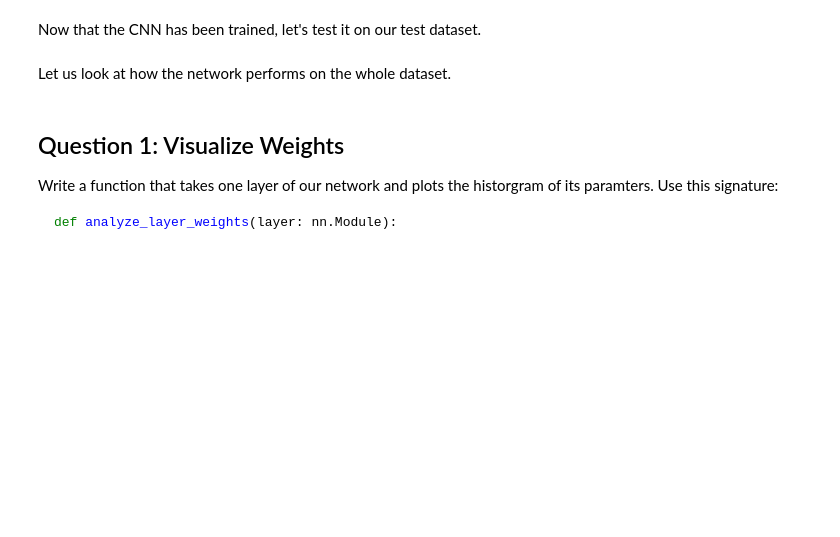
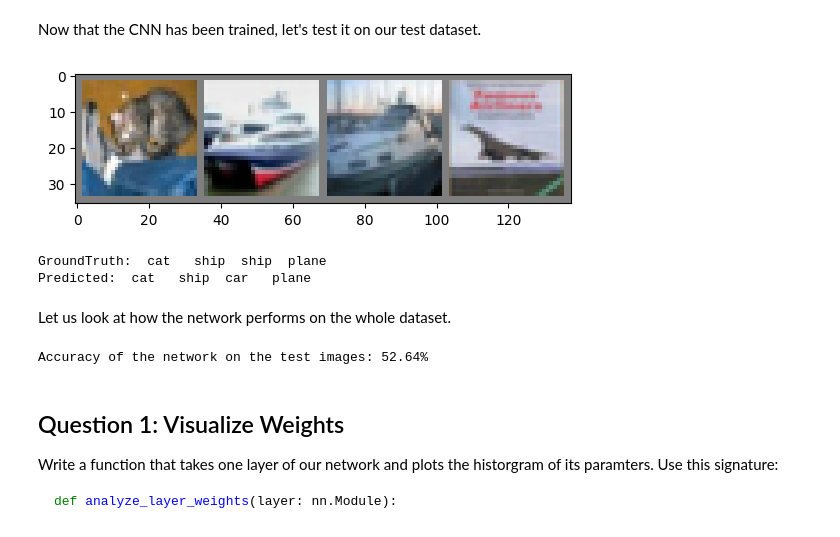
Before and after one commit to Junruiethel/machine-learning, a Jupyter notebook: Copy_of_EE599_ML_Systems_HW2.ipynb, the cells around one changed output. Drawn from its saved outputs; the diff is of its cells as text; code cells hidden in the pictures; blank space fills up the shorter version.

```diff
--- a/Copy_of_EE599_ML_Systems_HW2.ipynb
+++ b/Copy_of_EE599_ML_Systems_HW2.ipynb
@@ -718,45 +731,45 @@ class Net(nn.Module):
         # Define the layers of the neural network architecture
 
         # First convolutional layer: 3 input channels, 6 output channels, kernel size 5x5,no bias
-        self.conv1 =
+        self.conv1 = nn.Conv2d(3, 6, kernel_size=5, bias=False)
 
         # Max pooling layer with kernel size 2x2 and stride 2
-        self.pool =
+        self.pool = nn.MaxPool2d(kernel_size=2, stride=2)
 
         # Second convolutional layer: 6 input channels, 16 output channels, kernel size 5x5, no bias
-        self.conv2 =
+        self.conv2 = nn.Conv2d(6, 16, kernel_size=5, bias=False)
 
         # Fully connected (dense) layers
 
         # First fully connected layer: 16*5*5 input features, 120 output features, no bias
-        self.fc1 =
+        self.fc1 = nn.Linear(16 * 5 * 5, 120, bias=False)
 
         # Second fully connected layer: 120 input features, 84 output features, no bias
-        self.fc2 =
+        self.fc2 = nn.Linear(120, 84, bias=False)
 
         # Third fully connected layer: 84 input features, 10 output features (for classification), no bias
-        self.fc3 =
+        self.fc3 = nn.Linear(84, 10, bias=False)
 
     def forward(self, x: torch.Tensor) -> torch.Tensor:
         # Forward pass through the neural network
 
         # Apply first convolutional layer, followed by ReLU activation and max pooling
-
+        x = self.pool(torch.relu(self.conv1(x)))
         # Apply second convolutional layer, followed by ReLU activation and max pooling
-
+        x = self.pool(torch.relu(self.conv2(x)))
         # The output from the convolutional and pooling layers is in the form of a
         # 3D tensor (height, width, depth or channels).
         # To feed this tensor into a fully connected layer,
         # it needs to be flattened into a 1D tensor.
         # Reshape tensor for fully connected layers
         # A2D tensor with a shape of [batch_size, 16 * 5 * 5].
-
+        x = x.view(-1, 16 * 5 * 5)
         # Apply first fully connected layer, followed by ReLU activation
-
+        x = torch.relu(self.fc1(x))
         # Apply second fully connected layer, followed by ReLU activation
-
+        x = torch.relu(self.fc2(x))
         # Apply third fully connected layer (output layer)
-
+        x = self.fc3(x)
         return x
 
 # Create an instance of the neural network and move it to the specified device (e.g., GPU)
@@ -800,4 +813,4 @@ def train(model: nn.Module, dataloader: DataLoader):
     PATH = os.path.join(weights_dir, 'cifar_net.pth')
     torch.save(net.state_dict(), PATH)
 # %%
-train(net, trainloader)
+train(net, train_loader)
@@ -804,23 +831,27 @@ train(net, trainloader)
 # %% [markdown]
 Now that the CNN has been trained, let's test it on our test dataset.
 # %%
-dataiter = iter(testloader)
+dataiter = iter(test_loader)
 images, labels = next(dataiter)
 
 # print images
 imshow(torchvision.utils.make_grid(images))
 print('GroundTruth: ', ' '.join(f'{classes[labels[j]]:5s}' for j in range(4)))
 
 
 # net = Net()
 # net.load_state_dict(torch.load(PATH))
 net.cuda()
 images = images.cuda()
 outputs = net(images)
 _, predicted = torch.max(outputs, 1)
 
 print('Predicted: ', ' '.join(f'{classes[predicted[j]]:5s}'
                               for j in range(4)))
+# %% [output]
+[figure, added]
+GroundTruth:  cat   ship  ship  plane
+Predicted:  cat   ship  car   plane
 # %% [markdown]
 Let us look at how the network performs on the whole dataset.
 # %%
@@ -854,8 +885,10 @@ def calculate_accuracy(model: nn.Module, dataloader: DataLoader, max_samples=Non
     accuracy = 100 * correct_predictions / total_samples  # Calculate the accuracy as a percentage
     return accuracy
 
-score = calculate_accuracy(net, testloader)
+score = calculate_accuracy(net, test_loader)
 print('Accuracy of the network on the test images: {}%'.format(score))
+# %% [output]
+Accuracy of the network on the test images: 52.64%
 # %% [markdown]
 ## Question 1: Visualize Weights
 
```
Also changed, not shown: parts of 26 cells of this notebook.
